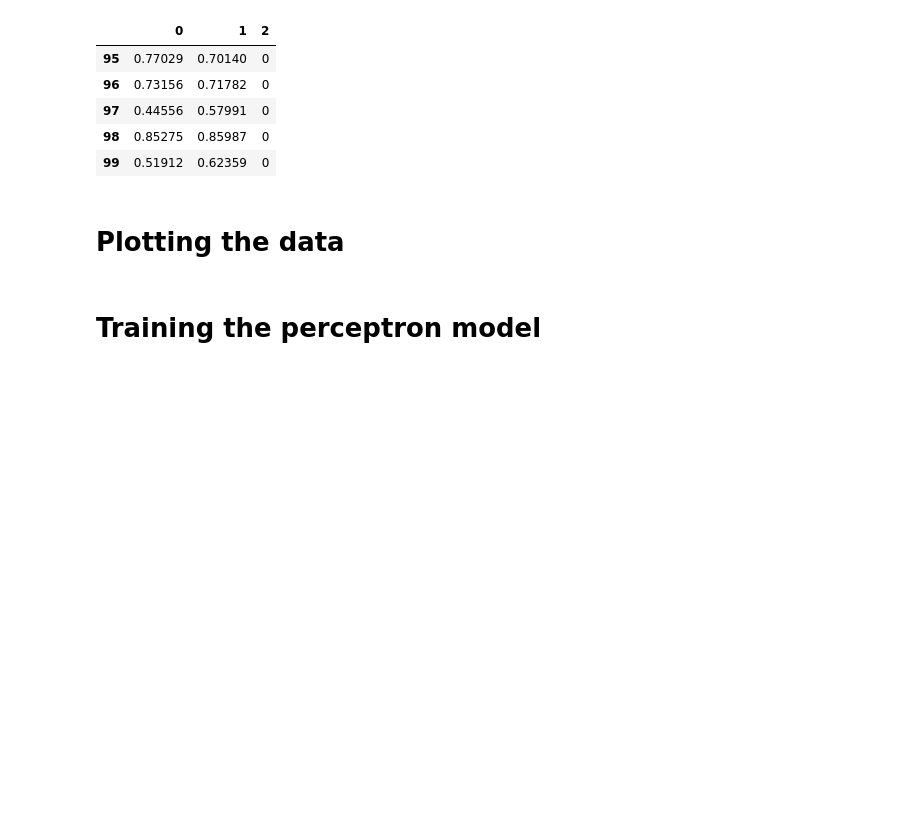
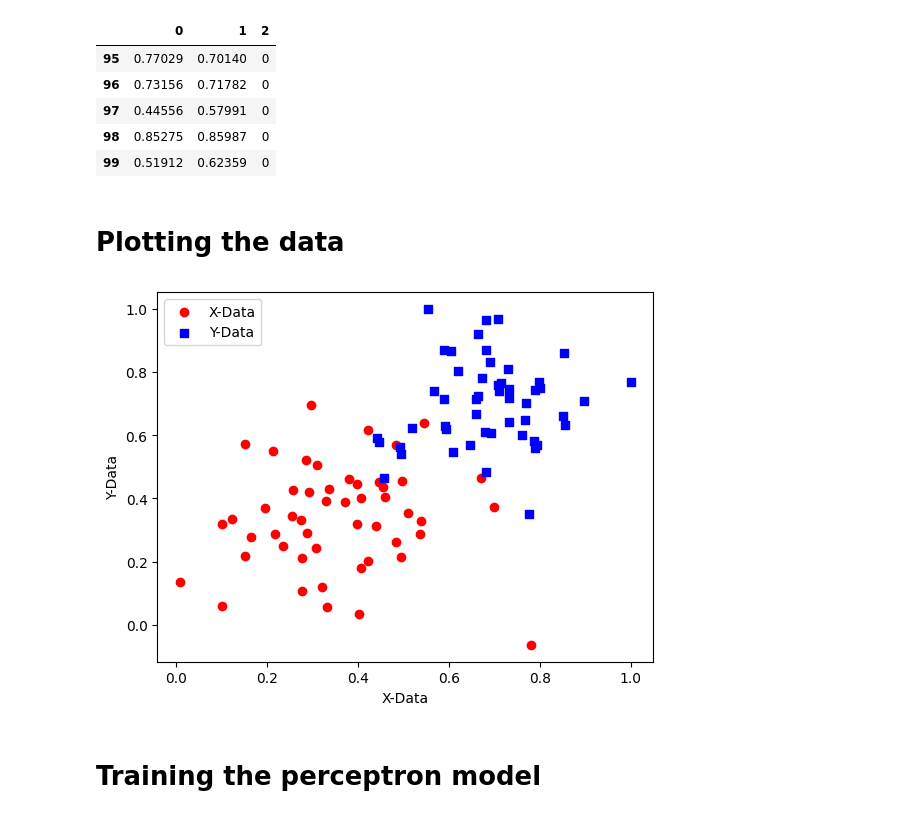
Before and after one commit to 2533Aryan/Machine_Learning, a Jupyter notebook: Assignments/Assignment_02/Perceptron_Assignment_Aryan_Raval.ipynb, the cells around one changed output. Drawn from its saved outputs; the diff is of its cells as text; code cells hidden in the pictures; blank space fills up the shorter version.

```diff
--- a/Assignments/Assignment_02/Perceptron_Assignment_Aryan_Raval.ipynb
+++ b/Assignments/Assignment_02/Perceptron_Assignment_Aryan_Raval.ipynb
@@ -108,24 +108,26 @@ Data file: data.csv
 # %%
 %matplotlib inline
 import matplotlib.pyplot as plt
 
 
 # Setting x and y
 X = df.iloc[0:100, [0, 1]].values  # get index 0 and 1 values from entry [0 to 100]
 y = df.iloc[0:100, 1].values  # get index 1 value from entry [0 to 100]
 
 
-# # Plot data
-# plt.scatter(X[0:50, 0], X[0:50, 1], color='red', marker='o', label='X-Data')
-# plt.scatter(X[50:100, 0], X[50:100, 1], color='blue', marker='s', label='Y-Data')
+# Plot data
+plt.scatter(X[0:50, 0], X[0:50, 1], color='red', marker='o', label='X-Data')
+plt.scatter(X[50:100, 0], X[50:100, 1], color='blue', marker='s', label='Y-Data')
 
 
-# # Plot label
-# plt.xlabel('X-Data')
-# plt.ylabel('Y-Data')
-# plt.legend(loc='upper left')
+# Plot label
+plt.xlabel('X-Data')
+plt.ylabel('Y-Data')
+plt.legend(loc='upper left')
 
-# plt.show()
+plt.show()
+# %% [output]
+[figure, added]
 # %% [markdown]
 # Training the perceptron model
 # %%
```
